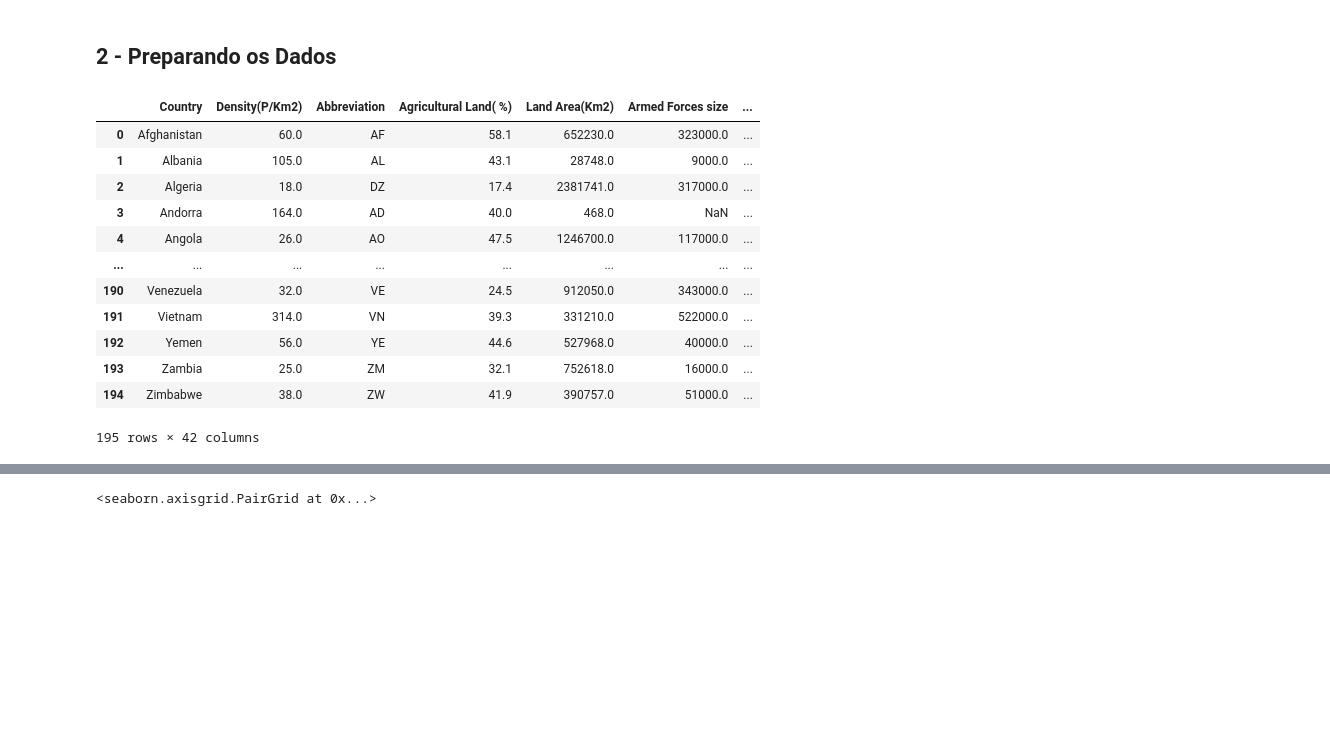
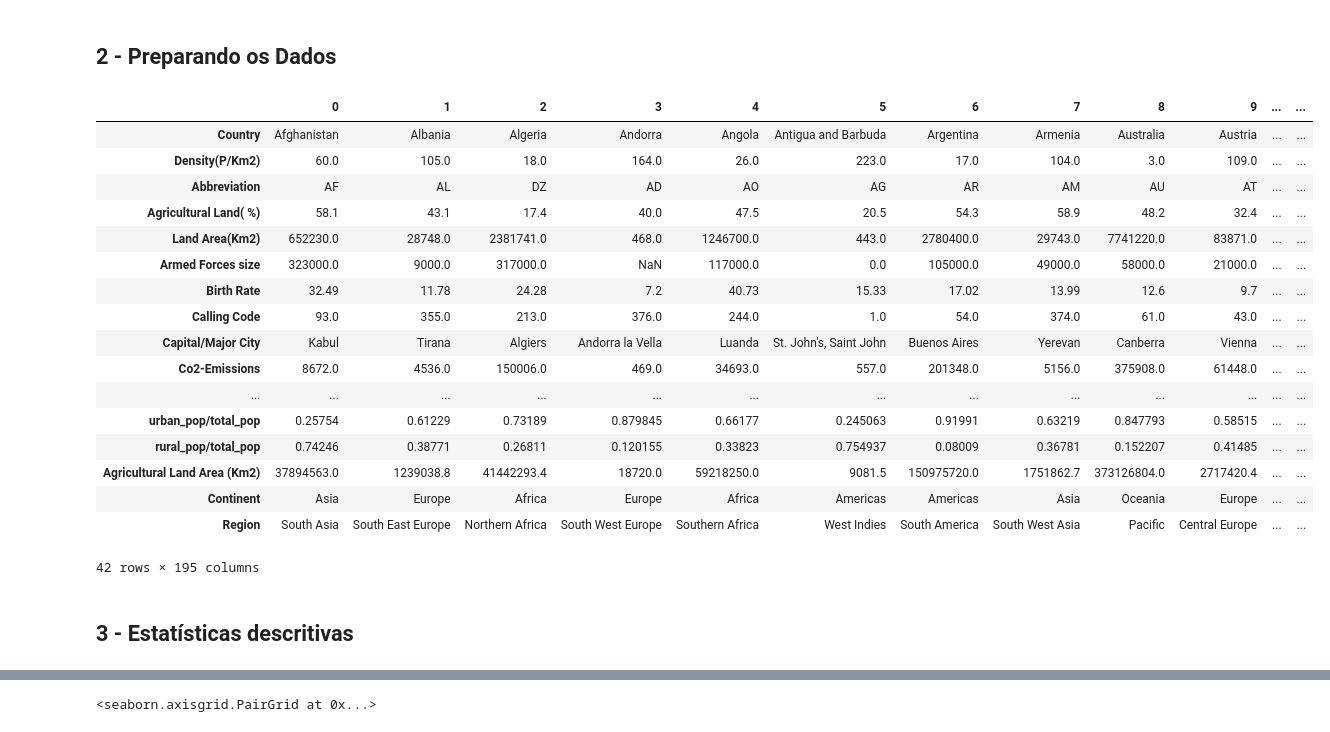
Before and after one commit to Joelson-Ferreira/SantanderCoders2023-Estatistica1, a Jupyter notebook: projeto.ipynb, the cells around one changed output, grey strips where cells are left out. Saved outputs shown, nothing was run; the diff lists cells and outputs as text; code cells hidden in the pictures; blank space fills up the shorter version.

```diff
--- a/projeto.ipynb
+++ b/projeto.ipynb
@@ -229,21 +228,30 @@ df["urban_pop/total_pop"] = df["Urban_population"]/df["Population"]
 df["rural_pop/total_pop"] = df["Rural_population"]/df["Population"]
 df["Agricultural Land Area (Km2)"] = df["Land Area(Km2)"]*df['Agricultural Land( %)']
 # %%
+#unindo o dataset de continentes ao dataset de países
+
 continents_df = pd.read_csv('continentes.csv', sep=';')
 merged_df = pd.merge(df, continents_df, on='Abbreviation', how='left')
 df = merged_df
-df
+df.T
 # %% [output]
-|  | Country | Density(P/Km2) | Abbreviation | Agricultural Land( %) | Land Area(Km2) | Armed Forces size | ... |
-| 0 | Afghanistan | 60.0 | AF | 58.1 | 652230.0 | 323000.0 | ... |
-| 1 | Albania | 105.0 | AL | 43.1 | 28748.0 | 9000.0 | ... |
-| 2 | Algeria | 18.0 | DZ | 17.4 | 2381741.0 | 317000.0 | ... |
-| 3 | Andorra | 164.0 | AD | 40.0 | 468.0 | NaN | ... |
-| 4 | Angola | 26.0 | AO | 47.5 | 1246700.0 | 117000.0 | ... |
-| ... | ... | ... | ... | ... | ... | ... | ... |
-| 190 | Venezuela | 32.0 | VE | 24.5 | 912050.0 | 343000.0 | ... |
-| 191 | Vietnam | 314.0 | VN | 39.3 | 331210.0 | 522000.0 | ... |
-| 192 | Yemen | 56.0 | YE | 44.6 | 527968.0 | 40000.0 | ... |
-| 193 | Zambia | 25.0 | ZM | 32.1 | 752618.0 | 16000.0 | ... |
-| 194 | Zimbabwe | 38.0 | ZW | 41.9 | 390757.0 | 51000.0 | ... |
+|  | 0 | 1 | 2 | 3 | 4 | 5 | 6 | 7 | 8 | 9 | ... | ... |
+| Country | Afghanistan | Albania | Algeria | Andorra | Angola | Antigua and Barbuda | Argentina | Armenia | Australia | Austria | ... | ... |
+| Density(P/Km2) | 60.0 | 105.0 | 18.0 | 164.0 | 26.0 | 223.0 | 17.0 | 104.0 | 3.0 | 109.0 | ... | ... |
+| Abbreviation | AF | AL | DZ | AD | AO | AG | AR | AM | AU | AT | ... | ... |
+| Agricultural Land( %) | 58.1 | 43.1 | 17.4 | 40.0 | 47.5 | 20.5 | 54.3 | 58.9 | 48.2 | 32.4 | ... | ... |
+| Land Area(Km2) | 652230.0 | 28748.0 | 2381741.0 | 468.0 | 1246700.0 | 443.0 | 2780400.0 | 29743.0 | 7741220.0 | 83871.0 | ... | ... |
+| Armed Forces size | 323000.0 | 9000.0 | 317000.0 | NaN | 117000.0 | 0.0 | 105000.0 | 49000.0 | 58000.0 | 21000.0 | ... | ... |
+| Birth Rate | 32.49 | 11.78 | 24.28 | 7.2 | 40.73 | 15.33 | 17.02 | 13.99 | 12.6 | 9.7 | ... | ... |
+| Calling Code | 93.0 | 355.0 | 213.0 | 376.0 | 244.0 | 1.0 | 54.0 | 374.0 | 61.0 | 43.0 | ... | ... |
+| Capital/Major City | Kabul | Tirana | Algiers | Andorra la Vella | Luanda | St. John's, Saint John | Buenos Aires | Yerevan | Canberra | Vienna | ... | ... |
+| Co2-Emissions | 8672.0 | 4536.0 | 150006.0 | 469.0 | 34693.0 | 557.0 | 201348.0 | 5156.0 | 375908.0 | 61448.0 | ... | ... |
+| ... | ... | ... | ... | ... | ... | ... | ... | ... | ... | ... | ... | ... |
+| urban_pop/total_pop | 0.25754 | 0.61229 | 0.73189 | 0.879845 | 0.66177 | 0.245063 | 0.91991 | 0.63219 | 0.847793 | 0.58515 | ... | ... |
+| rural_pop/total_pop | 0.74246 | 0.38771 | 0.26811 | 0.120155 | 0.33823 | 0.754937 | 0.08009 | 0.36781 | 0.152207 | 0.41485 | ... | ... |
+| Agricultural Land Area (Km2) | 37894563.0 | 1239038.8 | 41442293.4 | 18720.0 | 59218250.0 | 9081.5 | 150975720.0 | 1751862.7 | 373126804.0 | 2717420.4 | ... | ... |
+| Continent | Asia | Europe | Africa | Europe | Africa | Americas | Americas | Asia | Oceania | Europe | ... | ... |
+| Region | South Asia | South East Europe | Northern Africa | South West Europe | Southern Africa | West Indies | South America | South West Asia | Pacific | Central Europe | ... | ... |
-195 rows × 42 columns
+42 rows × 195 columns
+# %% [markdown]
+## 3 - Estatísticas descritivas
```
Also changed, not shown: parts of 71 cells of this notebook.
